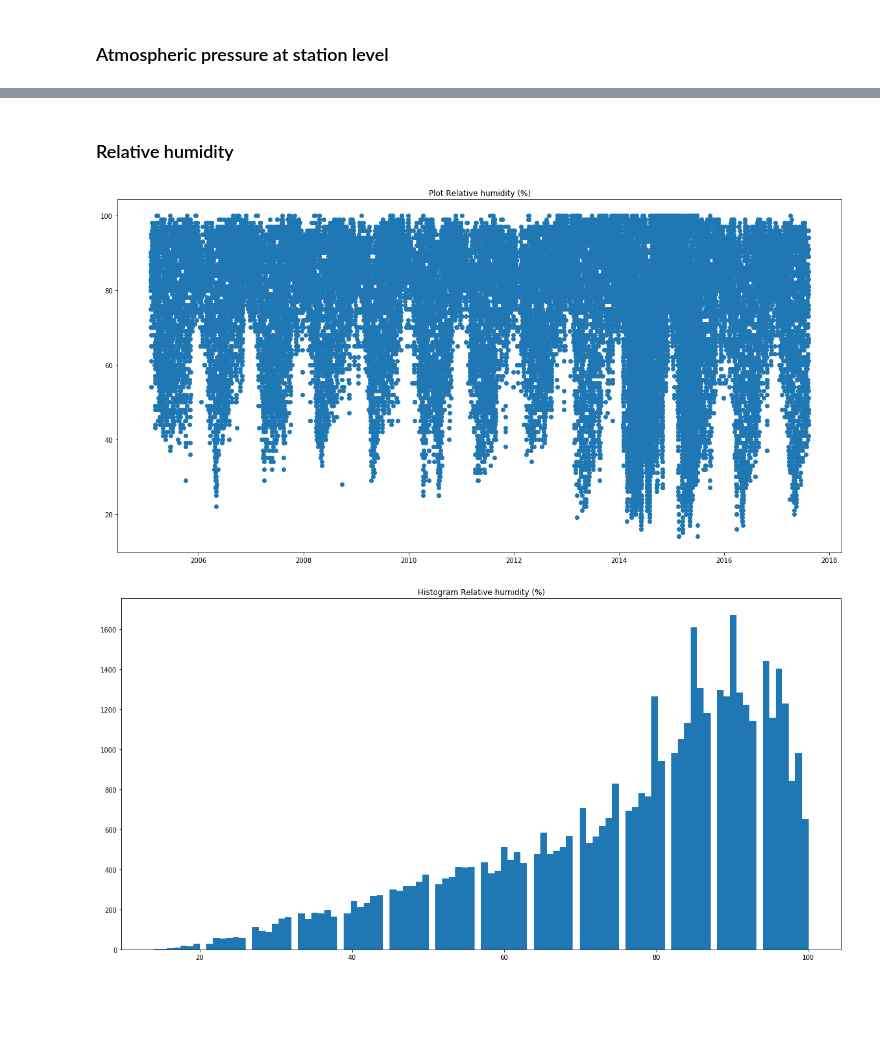
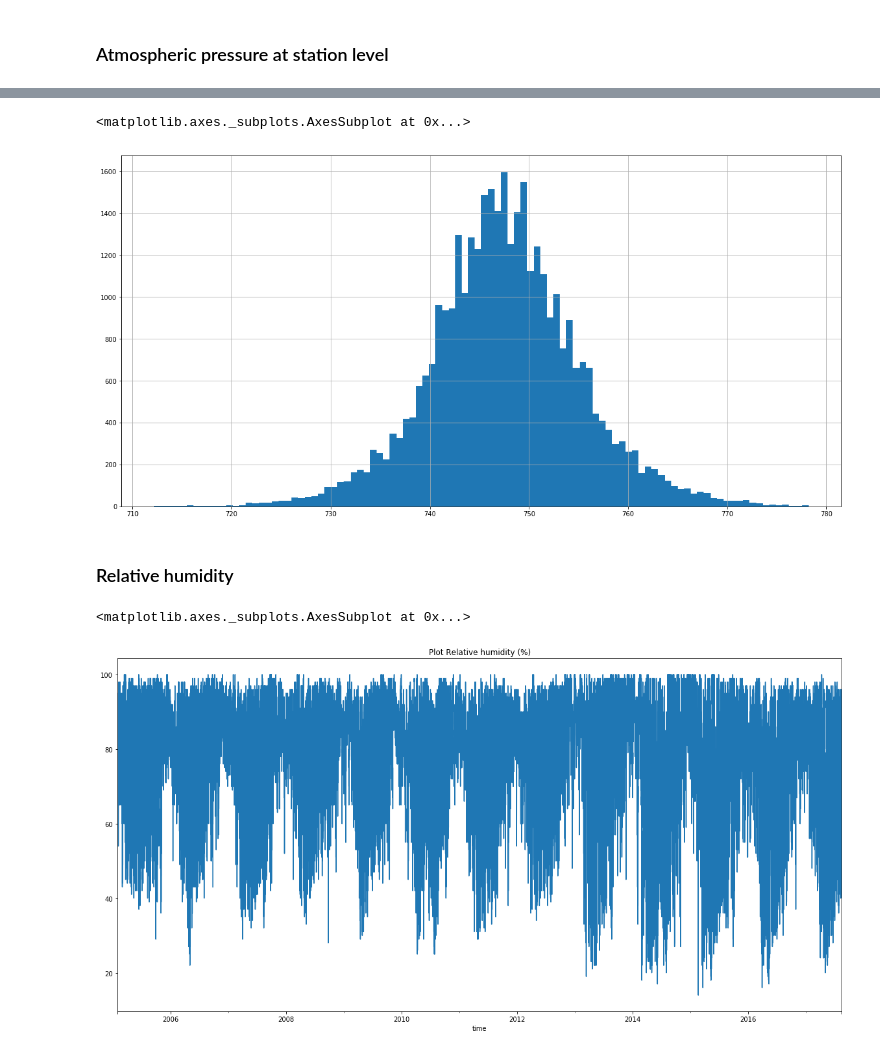
Before and after one commit to ravil23/forecast, a Jupyter notebook: example/historical-data.ipynb, the cells around one changed output, grey strips where cells are left out. Drawn from its saved outputs; the diff is of its cells as text; code cells hidden in the pictures; blank space fills up the shorter version.

```diff
--- a/example/historical-data.ipynb
+++ b/example/historical-data.ipynb
@@ -188,8 +170,12 @@ hist_values(df['Po'], title='Histogram Atmospheric pressure at station level (mi
+# %%
+df['Po'].hist(figsize=(20,10), bins=100)
+# %% [output]
+<matplotlib.axes._subplots.AxesSubplot at 0x...>
+[figure, added]
 # %% [markdown]
 ### Relative humidity
-# %%
-plot_values_by_dates(df['local_time'], df['U'], title='Plot Relative humidity (%)')
-hist_values(df['U'], title='Histogram Relative humidity (%)')
-# %% [output]
-[figure, removed]
-[figure, removed]
+# %%
+df['U'].plot(figsize=(20,10), title='Plot Relative humidity (%)')
+# %% [output]
+<matplotlib.axes._subplots.AxesSubplot at 0x...>
+[figure, added]
```
Also changed, not shown: parts of 16 cells of this notebook, 5 other files.
